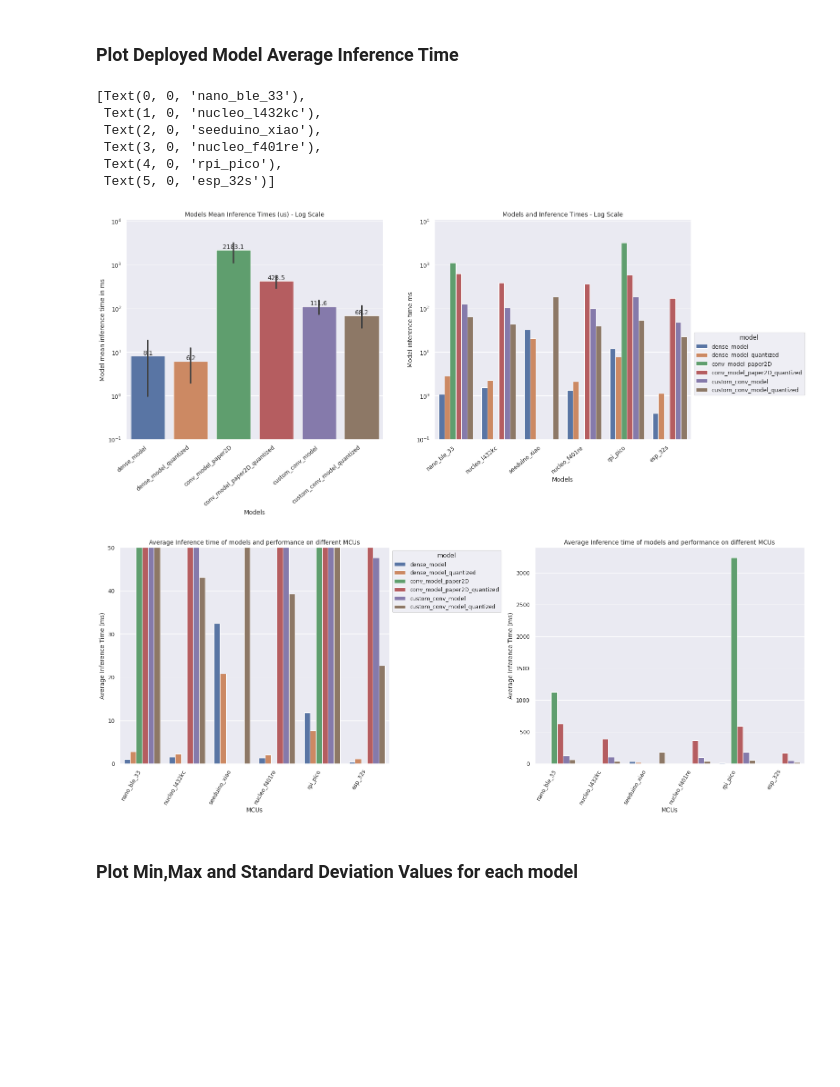
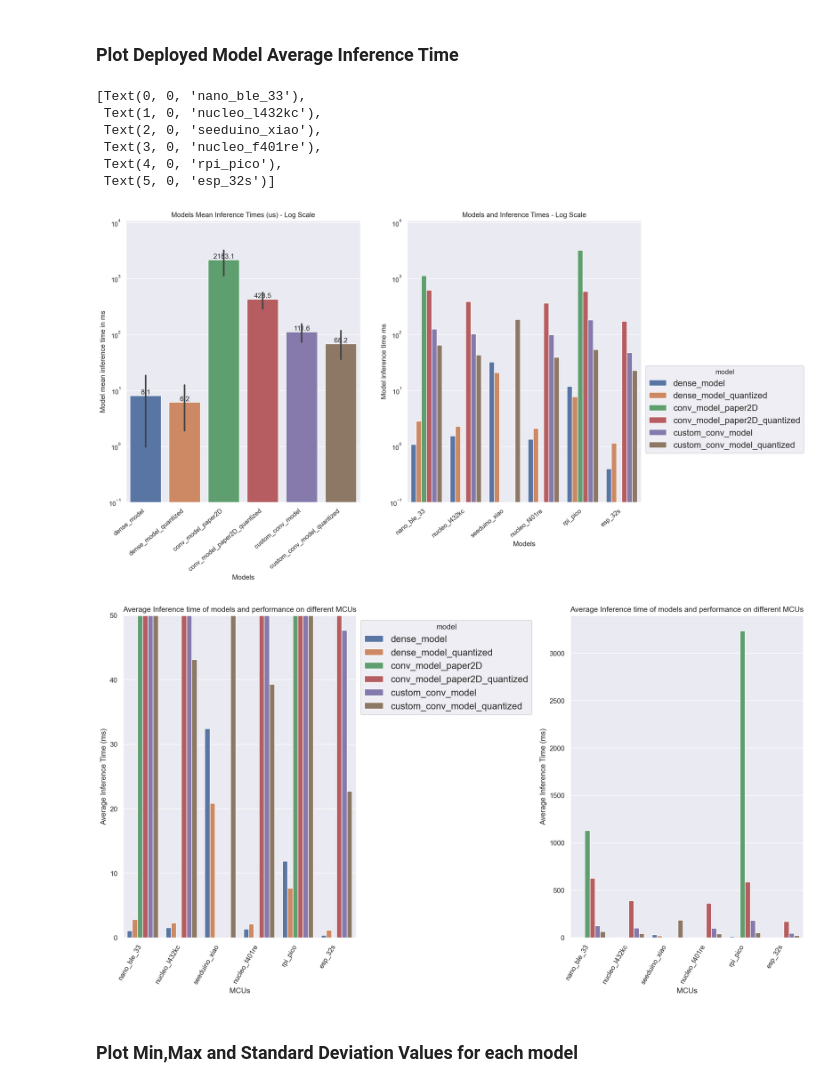
Before and after one commit to veysiadn/acustic-emission-models, a Jupyter notebook: plots.ipynb, the cells around one changed output. Cells and saved outputs as stored; diff of their text form; code cells hidden in the pictures; blank space fills up the shorter version.

Commit message:
update plot document

```diff
--- a/plots.ipynb
+++ b/plots.ipynb
@@ -238,0 +203,38 @@ for c in ax1[1].containers:
+# %%
+fig, ax1 = plt.subplots(1,2)
+sns.set(rc={"figure.dpi":80, 'savefig.dpi':80, "figure.figsize":(20, 8)})
+g=sns.scatterplot(data=model_mcu_data, x=(model_mcu_data.tflite_model_size_bytes/1000),
+y=model_mcu_data.avg_inference_time_us/1000, hue='mcu', ax=ax1[0],
+ sizes=(1000, 10000), size='avg_inference_time_us')
+
+g.set(yscale="log")
+g.set_xlim(0, 240)
+g.set_ylim(0.1, 11000)
+g.grid(False)
+h,l = g.get_legend_handles_labels()
+l1 = g.legend(h[:int(len(h)/2+1)],l[:int(len(l)/2+1)], loc='lower right',fontsize='20')
+g.add_artist(l1) # we need this because the 2nd call to legend() eras
+g.set_xlabel('Model Size (KB)')
+g.set_ylabel('Average Infernce Time (ms)')
+# g.set_ylim(0, 10)
+g.set_title('Model Size vs Averrage Inference Time')
+plt.setp(ax1[0].get_legend().get_title(), fontsize='12')
+plt.setp(ax1[0].get_legend().get_title(), fontsize='24')
+#### =================================================================================================
+g=sns.scatterplot(data=model_mcu_data, x=(model_mcu_data.tflite_model_size_bytes/1000),
+y=model_mcu_data.avg_inference_time_us/1000, hue='model',
+ sizes=(1000, 10000), size='avg_inference_time_us',ax=ax1[1])
+
+g.set(yscale="log")
+g.set_xlim(0, 240)
+g.set_ylim(0.1, 11000)
+g.grid(False)
+h,l = g.get_legend_handles_labels()
+l1 = g.legend(h[:int(len(h)/2+1)],l[:int(len(l)/2+1)], loc='lower right',fontsize='20')
+g.add_artist(l1) # we need this because the 2nd call to legend() eras
+g.set_xlabel('Model Size (KB)')
+g.set_ylabel('Average Infernce Time (ms)')
+# g.set_ylim(0, 10)
+g.set_title('Model Size vs Averrage Inference Time')
+plt.tight_layout()
+plt.show()
@@ -247,35 +251,35 @@ g = sns.barplot(x="model", y=model_mcu_data.avg_inference_time_us/1000,data=mode
 ax1[0].set_ylabel('Model mean inference time in ms')
 ax1[0].set_xlabel('Models')
 ax1[0].set_yscale('log')
 ax1[0].set_ylim(0.1, 11000)
 ax1[0].set_title('Models Mean Inference Times (us) - Log Scale')
 ax1[0].set_xticklabels(ax1[0].get_xticklabels(), rotation=40, horizontalalignment='right')
 
 # iterate through the axes containers
 for c in ax1[0].containers:
     labels = [f'{(v.get_height()):.1f}' for v in c]
     ax1[0].bar_label(c, labels=labels, label_type='edge')
 ###================================================================================================
 g = sns.barplot(x="mcu", y=model_mcu_data.avg_inference_time_us/1000, hue='model',data=model_mcu_data, ax=ax1[1])
 ax1[1].set_ylabel('Model inference time ms')
 ax1[1].set_xlabel('Models')
 ax1[1].set_yscale('log')
 ax1[1].set_ylim(0.1, 11000)
 ax1[1].set_title('Models and Inference Times - Log Scale')
 # ax1[1].legend(loc='upper left')
-sns.move_legend(ax1[1], "upper left", bbox_to_anchor=(1, 0.5))
+sns.move_legend(ax1[1], "upper left", bbox_to_anchor=(1, 0.5),fontsize='15')
 ax1[1].set_xticklabels(ax1[1].get_xticklabels(), rotation=40, horizontalalignment='right')
 # plt.tight_layout()
 # iterate through the axes containers
 ###================================================================================================
 # %% [output]
 [Text(0, 0, 'nano_ble_33'),
  Text(1, 0, 'nucleo_l432kc'),
  Text(2, 0, 'seeduino_xiao'),
  Text(3, 0, 'nucleo_f401re'),
  Text(4, 0, 'rpi_pico'),
  Text(5, 0, 'esp_32s')]
-[figure, old version]
+[figure, new version]
 # %%
 
 fig, ax1 = plt.subplots(1,2)
@@ -290,7 +294,7 @@ g.set_xlabel("MCUs")
 g.set_xticklabels(rotation=60, horizontalalignment='right',labels=g.get_xticklabels())
 g.set_title("Average Inference time of models and performance on different MCUs", position=(0.5,1.05))
 g.set_ylim(0, 50)
-sns.move_legend(ax1[0], "upper left", bbox_to_anchor=(1, 1))
+sns.move_legend(ax1[0], "upper left", bbox_to_anchor=(1, 1),fontsize='15')
 ###================================================================================================
 g = sns.barplot(
     data=model_mcu_data,
@@ -303,7 +307,7 @@ g.set_xticklabels(rotation=60, horizontalalignment='right',labels=g.get_xticklab
 g.set_title("Average Inference time of models and performance on different MCUs", position=(0.5,1.05))
 plt.tight_layout()
 # %% [output]
-[figure, old version]
+[figure, new version]
 # %% [markdown]
 ### Plot Min,Max and Standard Deviation Values for each model
 # %%
```
Also changed, not shown: parts of 15 cells of this notebook, 3 other files.
